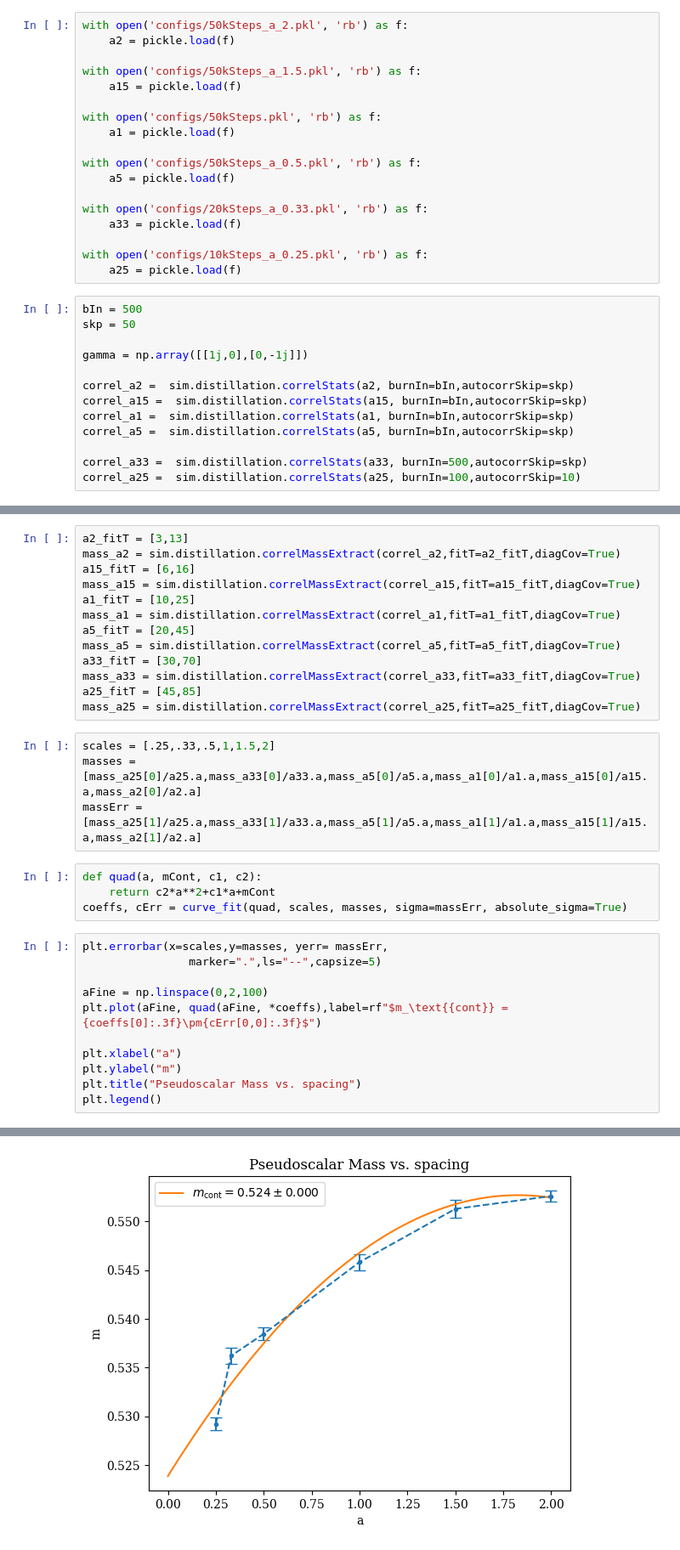
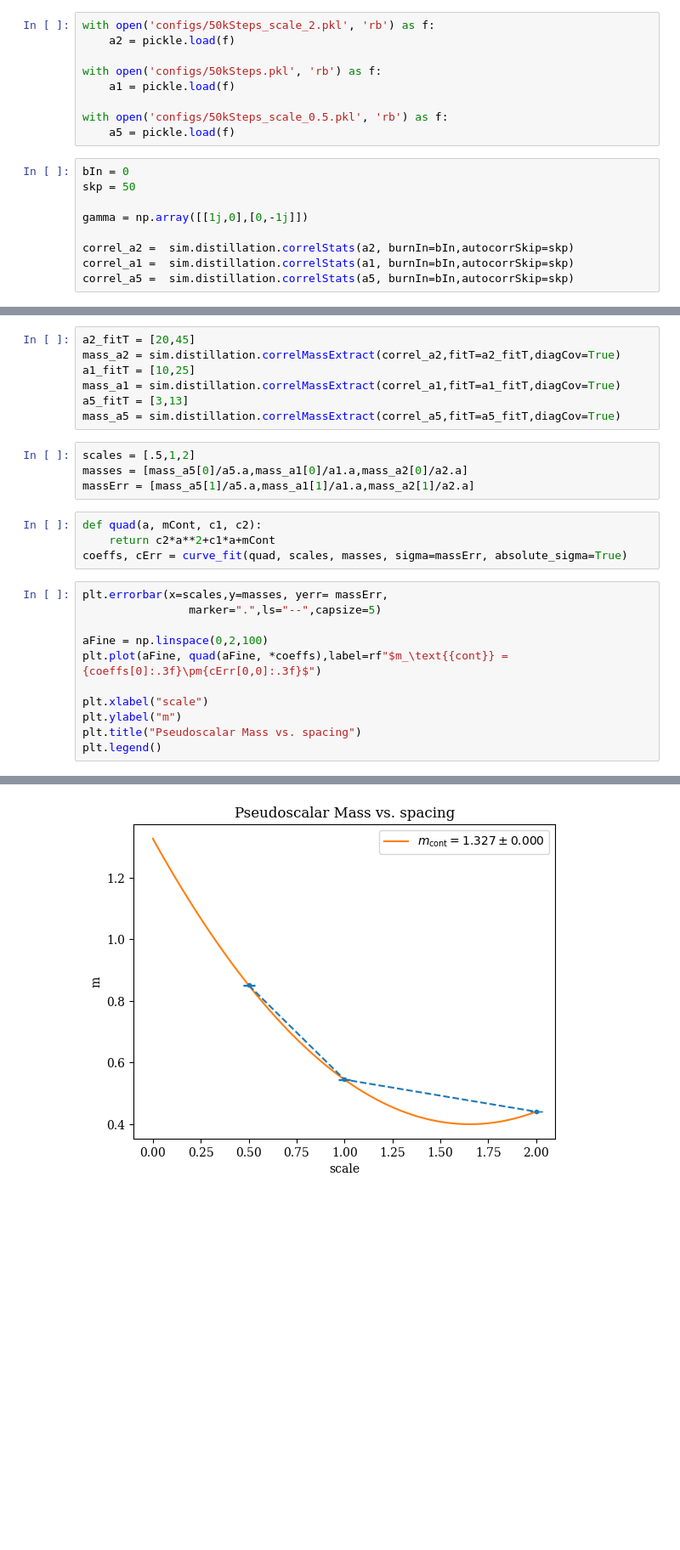
Before and after one commit to wurdahl/schwingerModel, a Jupyter notebook: contLimitDistill.ipynb, the cells around one changed output, grey strips where cells are left out. Shown at 85% size. Cells and saved outputs as stored; diff of their text form; blank space fills up the shorter version.

```diff
--- a/contLimitDistill.ipynb
+++ b/contLimitDistill.ipynb
@@ -14,34 +14,21 @@ def coshCorrel(nt, Energy, pivot,dimt):
     denom = np.exp(-pivot*Energy)+np.exp((pivot-dimt)*Energy)
     return num/denom
 # %%
-with open('configs/50kSteps_a_2.pkl', 'rb') as f:
+with open('configs/50kSteps_scale_2.pkl', 'rb') as f:
     a2 = pickle.load(f)
-
-with open('configs/50kSteps_a_1.5.pkl', 'rb') as f:
-    a15 = pickle.load(f)
 
 with open('configs/50kSteps.pkl', 'rb') as f:
     a1 = pickle.load(f)
 
-with open('configs/50kSteps_a_0.5.pkl', 'rb') as f:
+with open('configs/50kSteps_scale_0.5.pkl', 'rb') as f:
     a5 = pickle.load(f)
-
-with open('configs/20kSteps_a_0.33.pkl', 'rb') as f:
-    a33 = pickle.load(f)
-
-with open('configs/10kSteps_a_0.25.pkl', 'rb') as f:
-    a25 = pickle.load(f)
 # %%
-bIn = 500
+bIn = 0
 skp = 50
 
 gamma = np.array([[1j,0],[0,-1j]])
 
 correl_a2 =  sim.distillation.correlStats(a2, burnIn=bIn,autocorrSkip=skp)
-correl_a15 =  sim.distillation.correlStats(a15, burnIn=bIn,autocorrSkip=skp)
 correl_a1 =  sim.distillation.correlStats(a1, burnIn=bIn,autocorrSkip=skp)
 correl_a5 =  sim.distillation.correlStats(a5, burnIn=bIn,autocorrSkip=skp)
-
-correl_a33 =  sim.distillation.correlStats(a33, burnIn=500,autocorrSkip=skp)
-correl_a25 =  sim.distillation.correlStats(a25, burnIn=100,autocorrSkip=10)
 # %%
@@ -73,20 +56,14 @@ Text(0.5, 1.0, 'Correlation: $L_t = 32a$, $L_x=16a$, $m=0.2$, $\\Gamma=\\sigma_3
 # %%
-a2_fitT = [3,13]
+a2_fitT = [20,45]
 mass_a2 = sim.distillation.correlMassExtract(correl_a2,fitT=a2_fitT,diagCov=True)
-a15_fitT = [6,16]
-mass_a15 = sim.distillation.correlMassExtract(correl_a15,fitT=a15_fitT,diagCov=True)
 a1_fitT = [10,25]
 mass_a1 = sim.distillation.correlMassExtract(correl_a1,fitT=a1_fitT,diagCov=True)
-a5_fitT = [20,45]
+a5_fitT = [3,13]
 mass_a5 = sim.distillation.correlMassExtract(correl_a5,fitT=a5_fitT,diagCov=True)
-a33_fitT = [30,70]
-mass_a33 = sim.distillation.correlMassExtract(correl_a33,fitT=a33_fitT,diagCov=True)
-a25_fitT = [45,85]
-mass_a25 = sim.distillation.correlMassExtract(correl_a25,fitT=a25_fitT,diagCov=True)
 # %%
-scales = [.25,.33,.5,1,1.5,2]
-masses = [mass_a25[0]/a25.a,mass_a33[0]/a33.a,mass_a5[0]/a5.a,mass_a1[0]/a1.a,mass_a15[0]/a15.a,mass_a2[0]/a2.a]
-massErr = [mass_a25[1]/a25.a,mass_a33[1]/a33.a,mass_a5[1]/a5.a,mass_a1[1]/a1.a,mass_a15[1]/a15.a,mass_a2[1]/a2.a]
+scales = [.5,1,2]
+masses = [mass_a5[0]/a5.a,mass_a1[0]/a1.a,mass_a2[0]/a2.a]
+massErr = [mass_a5[1]/a5.a,mass_a1[1]/a1.a,mass_a2[1]/a2.a]
 # %%
 def quad(a, mCont, c1, c2):
     return c2*a**2+c1*a+mCont
@@ -94,17 +71,17 @@ coeffs, cErr = curve_fit(quad, scales, masses, sigma=massErr, absolute_sigma=Tru
 # %%
 plt.errorbar(x=scales,y=masses, yerr= massErr,
                 marker=".",ls="--",capsize=5)
 
 aFine = np.linspace(0,2,100)
 plt.plot(aFine, quad(aFine, *coeffs),label=rf"$m_\text{{cont}} = {coeffs[0]:.3f}\pm{cErr[0,0]:.3f}$")
 
-plt.xlabel("a")
+plt.xlabel("scale")
 plt.ylabel("m")
 plt.title("Pseudoscalar Mass vs. spacing")
 plt.legend()
 # %% [output]
 <matplotlib.legend.Legend at 0x...>
-[figure, old version]
+[figure, new version]
 # %%
 def coshCorrel(nt, Energy, pivot, dimt):
     num = np.exp(-nt * Energy) + np.exp((nt - dimt) * Energy)
```
Also changed, not shown: parts of 1 cell of this notebook, 5 other files.
